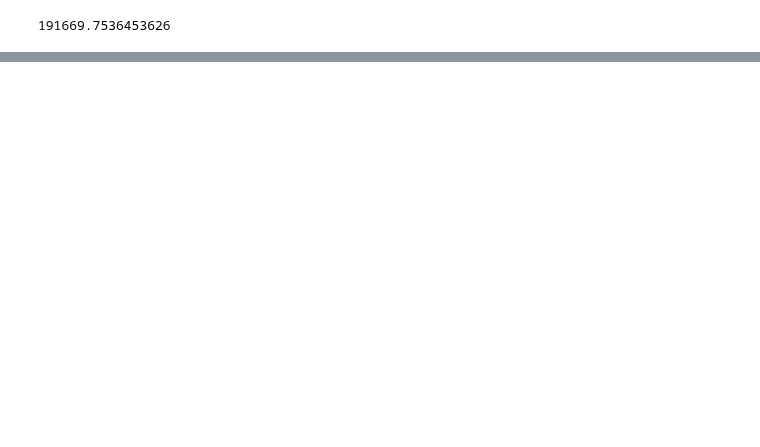
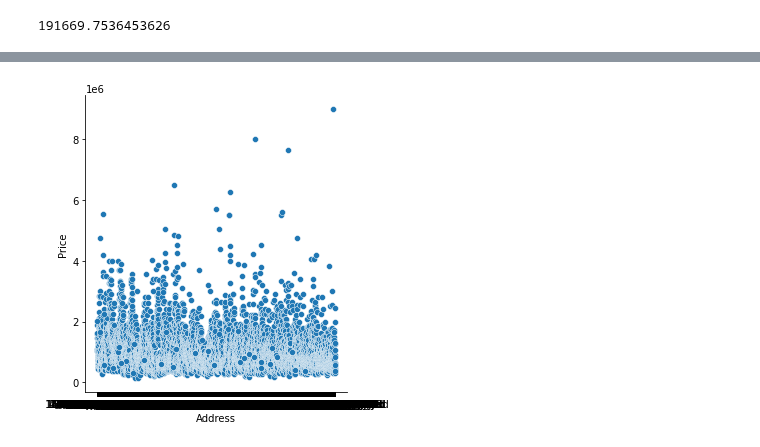
Before and after one commit to YatkinK/ml_models_tutorial, a Jupyter notebook: tutorial_houses_random_forest.ipynb, the cells around one changed output, grey strips where cells are left out. Drawn from its saved outputs; the diff is of its cells as text; code cells hidden in the pictures; blank space fills up the shorter version.

```diff
--- a/tutorial_houses_random_forest.ipynb
+++ b/tutorial_houses_random_forest.ipynb
@@ -39,0 +127,21 @@ print(mean_absolute_error(val_y, melb_preds))
+# %%
+melbourne_data = pd.read_csv(melbourne_file_path)
+melbourne_data = melbourne_data.dropna(axis=0)
+
+# DataFrame.copy(deep=True) - makes a copy of this object’s indices and data
+X = melbourne_data.copy()
+
+# DataFrame.pop(item) - returns item and drop from frame
+y = X.pop("Price")
+
+# label encoding for categoricals
+    # DataFrame.select_dtypes(include=None, exclude=None)
+    #returns a subset of the DataFrame’s columns based on the column dtypes
+for colname in X.select_dtypes("object"):
+    # x.factorize()
+    # this method is useful for obtaining a numeric representation
+    # of an array when all that matters is identifying distinct values
+    X[colname], _ = X[colname].factorize()
+
+# all discrete features should now have integer dtypes (double-check this before using MI!)
+discrete_features = X.dtypes == int
@@ -39,0 +185,5 @@ print(mean_absolute_error(val_y, melb_preds))
+# %%
+# Address has strong relationship with target
+sns.relplot(x="Address", y="Price", data=melbourne_data);
+# %% [output]
+[figure, added]
```
Also changed, not shown: parts of 21 cells of this notebook, 1 other file.
